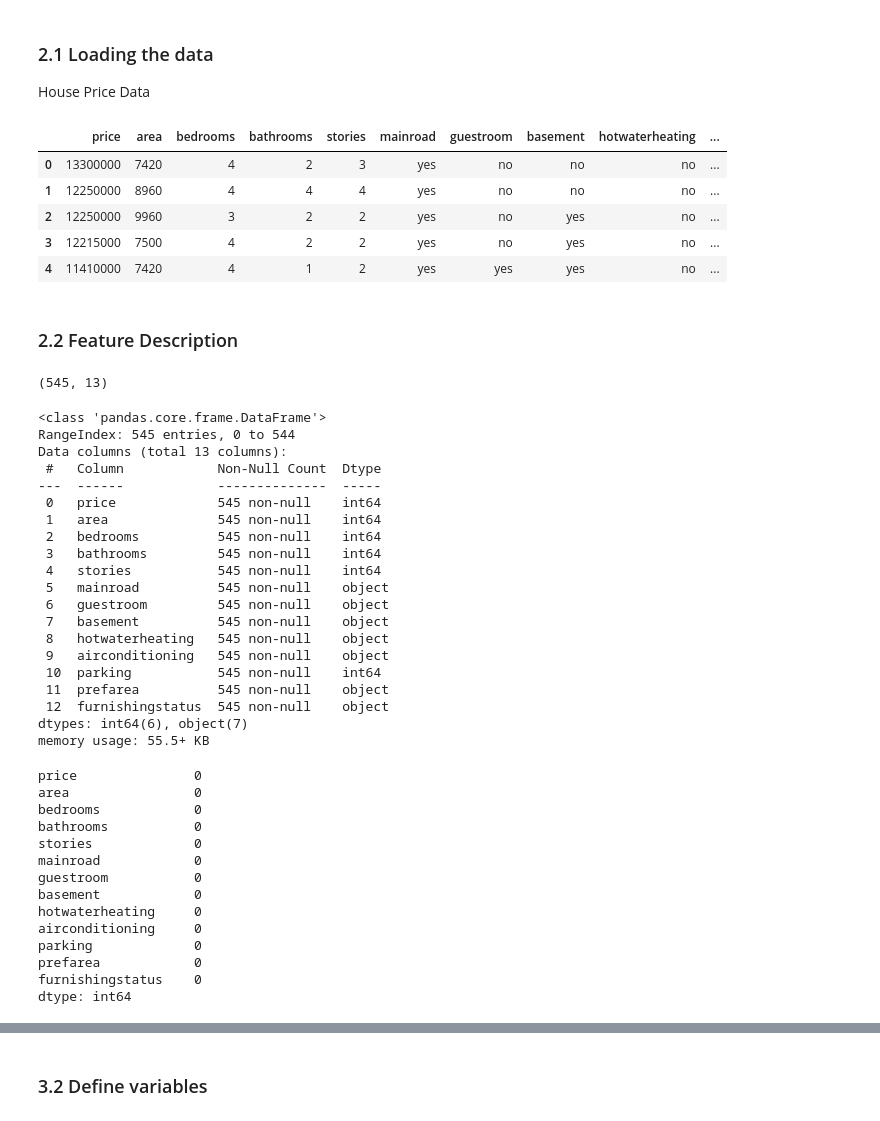
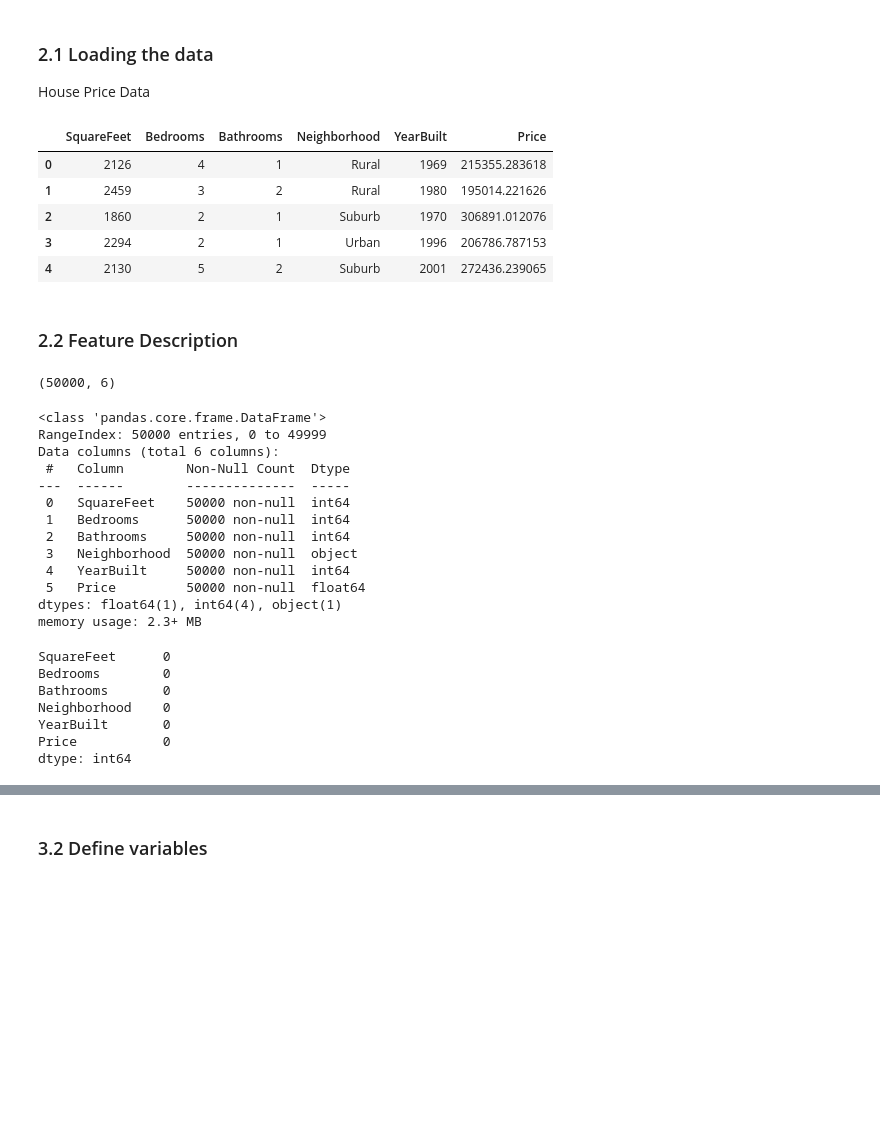
Before and after one commit to Taweilo/usa-house-price-prediction, a Jupyter notebook: Code_USA_House_Price_Prediction.ipynb, the cells around one changed output, grey strips where cells are left out. Cells and saved outputs as stored; diff of their text form; code cells hidden in the pictures; blank space fills up the shorter version.

```diff
--- a/Code_USA_House_Price_Prediction.ipynb
+++ b/Code_USA_House_Price_Prediction.ipynb
@@ -70,67 +46,53 @@ SEED = 12345
 House Price Data
 # %%
 # Provide the raw file URL
-csv_url = 'https://raw.githubusercontent.com/Taweilo/house_price_predicttion/main/Housing%20data.csv'
+csv_url = 'https://raw.githubusercontent.com/Taweilo/House_Price_Prediction/main/housing_price_dataset.csv'
 # Read the CSV file into a DataFrame
 df = pd.read_csv(csv_url)
 # Display the first few rows of the DataFrame
 df.head()
 # %% [output]
-|  | price | area | bedrooms | bathrooms | stories | mainroad | guestroom | basement | hotwaterheating | ... |
-| 0 | 13300000 | 7420 | 4 | 2 | 3 | yes | no | no | no | ... |
-| 1 | 12250000 | 8960 | 4 | 4 | 4 | yes | no | no | no | ... |
-| 2 | 12250000 | 9960 | 3 | 2 | 2 | yes | no | yes | no | ... |
-| 3 | 12215000 | 7500 | 4 | 2 | 2 | yes | no | yes | no | ... |
-| 4 | 11410000 | 7420 | 4 | 1 | 2 | yes | yes | yes | no | ... |
+|  | SquareFeet | Bedrooms | Bathrooms | Neighborhood | YearBuilt | Price |
+| 0 | 2126 | 4 | 1 | Rural | 1969 | 215355.283618 |
+| 1 | 2459 | 3 | 2 | Rural | 1980 | 195014.221626 |
+| 2 | 1860 | 2 | 1 | Suburb | 1970 | 306891.012076 |
+| 3 | 2294 | 2 | 1 | Urban | 1996 | 206786.787153 |
+| 4 | 2130 | 5 | 2 | Suburb | 2001 | 272436.239065 |
 # %% [markdown]
 ### 2.2 Feature Description
 # %%
 #check dimension
 df.shape
 # %% [output]
-(545, 13)
+(50000, 6)
 # %%
 # check data type and missing data
 df.info()
 # %% [output]
 <class 'pandas.core.frame.DataFrame'>
-RangeIndex: 545 entries, 0 to 544
-Data columns (total 13 columns):
- #   Column            Non-Null Count  Dtype
----  ------            --------------  -----
- 0   price             545 non-null    int64
- 1   area              545 non-null    int64
- 2   bedrooms          545 non-null    int64
- 3   bathrooms         545 non-null    int64
- 4   stories           545 non-null    int64
- 5   mainroad          545 non-null    object
- 6   guestroom         545 non-null    object
- 7   basement          545 non-null    object
- 8   hotwaterheating   545 non-null    object
- 9   airconditioning   545 non-null    object
- 10  parking           545 non-null    int64
- 11  prefarea          545 non-null    object
- 12  furnishingstatus  545 non-null    object
-dtypes: int64(6), object(7)
-memory usage: 55.5+ KB
+RangeIndex: 50000 entries, 0 to 49999
+Data columns (total 6 columns):
+ #   Column        Non-Null Count  Dtype
+---  ------        --------------  -----
+ 0   SquareFeet    50000 non-null  int64
+ 1   Bedrooms      50000 non-null  int64
+ 2   Bathrooms     50000 non-null  int64
+ 3   Neighborhood  50000 non-null  object
+ 4   YearBuilt     50000 non-null  int64
+ 5   Price         50000 non-null  float64
+dtypes: float64(1), int64(4), object(1)
+memory usage: 2.3+ MB
 # %%
 # how many data are missing of each variable
 null_counts = df.isnull().sum()
 null_counts
 # %% [output]
-price               0
-area                0
-bedrooms            0
-bathrooms           0
-stories             0
-mainroad            0
-guestroom           0
-basement            0
-hotwaterheating     0
-airconditioning     0
-parking             0
-prefarea            0
-furnishingstatus    0
+SquareFeet      0
+Bedrooms        0
+Bathrooms       0
+Neighborhood    0
+YearBuilt       0
+Price           0
 dtype: int64
 # %%
 # Assuming your DataFrame is named df
```
Also changed, not shown: parts of 71 cells of this notebook.
